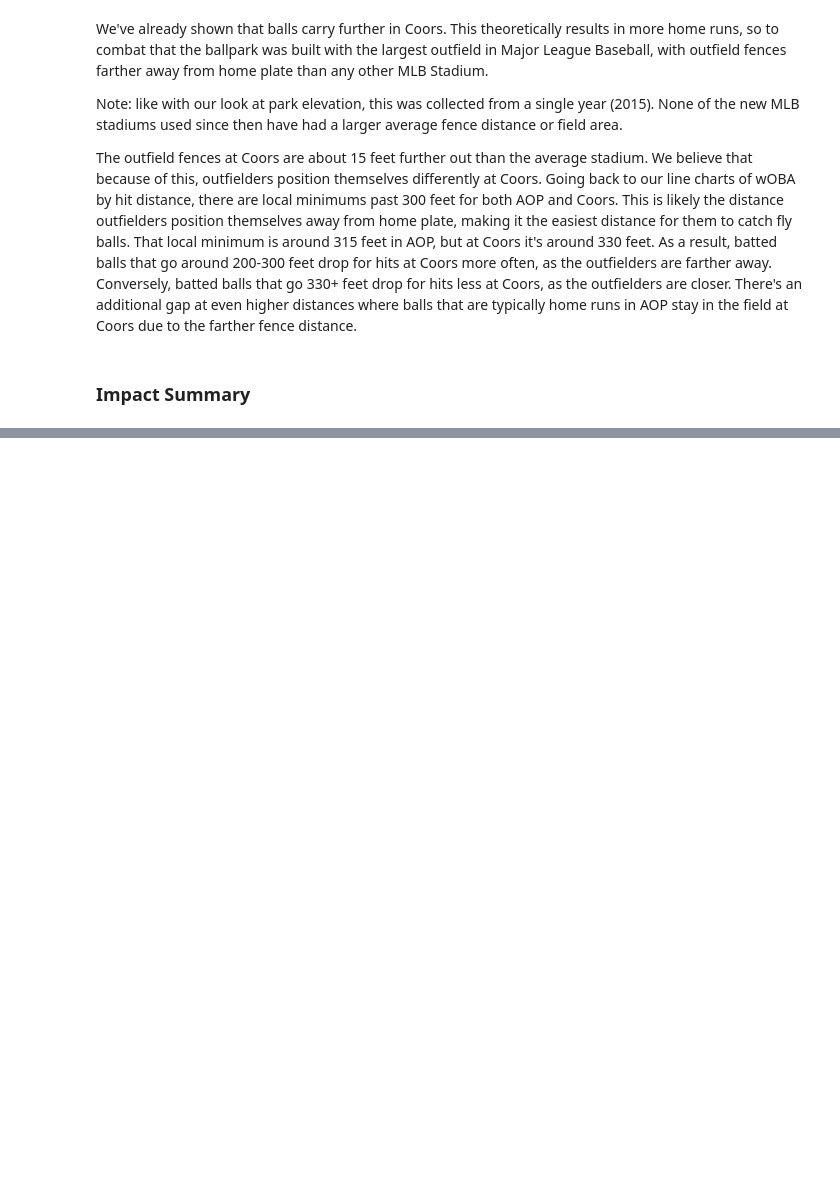
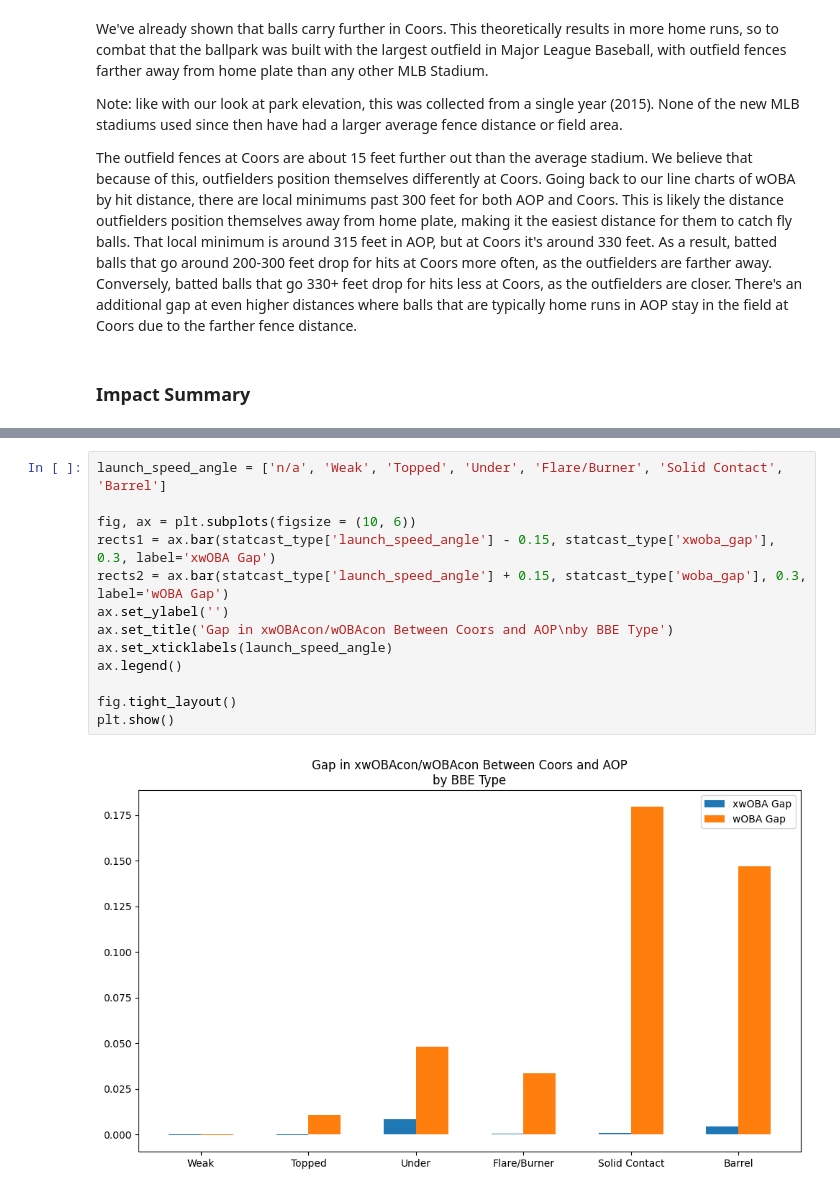
Before and after one commit to skparagas/Coors-Hangover-Effect, a Jupyter notebook: report.ipynb, the cells around one changed output, grey strips where cells are left out. Saved outputs shown, nothing was run; the diff lists cells and outputs as text; blank space fills up the shorter version.

```diff
--- a/report.ipynb
+++ b/report.ipynb
@@ -811,0 +851,15 @@ This is the same look, but only focusing on the away teams at Coors vs. AOP. The
+# %%
+launch_speed_angle = ['n/a', 'Weak', 'Topped', 'Under', 'Flare/Burner', 'Solid Contact', 'Barrel']
+
+fig, ax = plt.subplots(figsize = (10, 6))
+rects1 = ax.bar(statcast_type['launch_speed_angle'] - 0.15, statcast_type['xwoba_gap'], 0.3, label='xwOBA Gap')
+rects2 = ax.bar(statcast_type['launch_speed_angle'] + 0.15, statcast_type['woba_gap'], 0.3, label='wOBA Gap')
+ax.set_ylabel('')
+ax.set_title('Gap in xwOBAcon/wOBAcon Between Coors and AOP\nby BBE Type')
+ax.set_xticklabels(launch_speed_angle)
+ax.legend()
+
+fig.tight_layout()
+plt.show()
+# %% [output]
+[figure, added]
```
Also changed, not shown: parts of 23 cells of this notebook.
